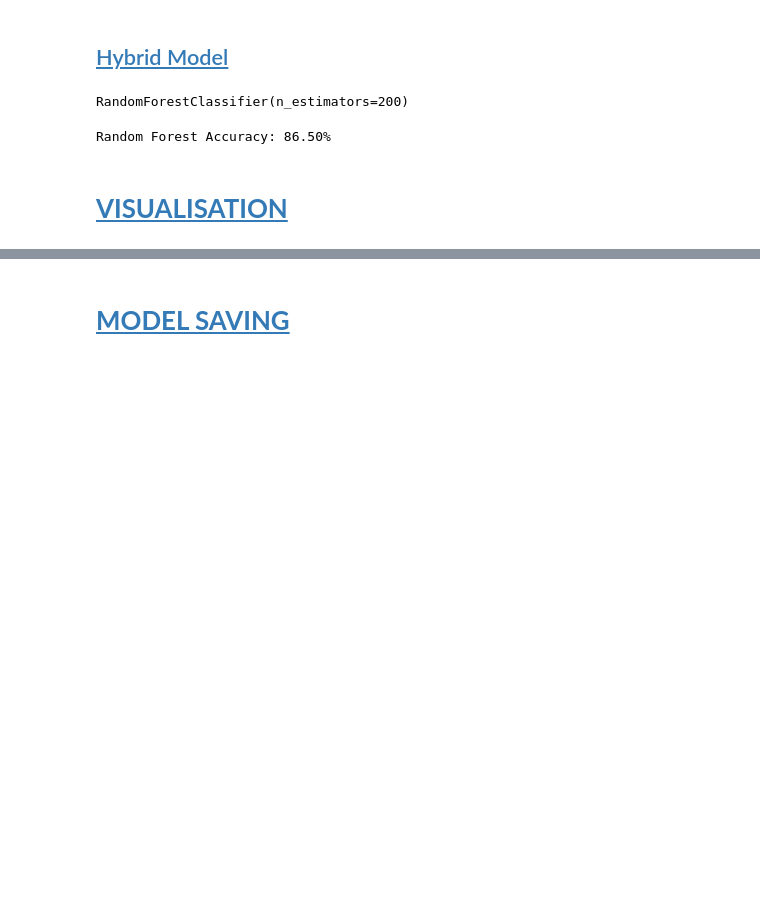
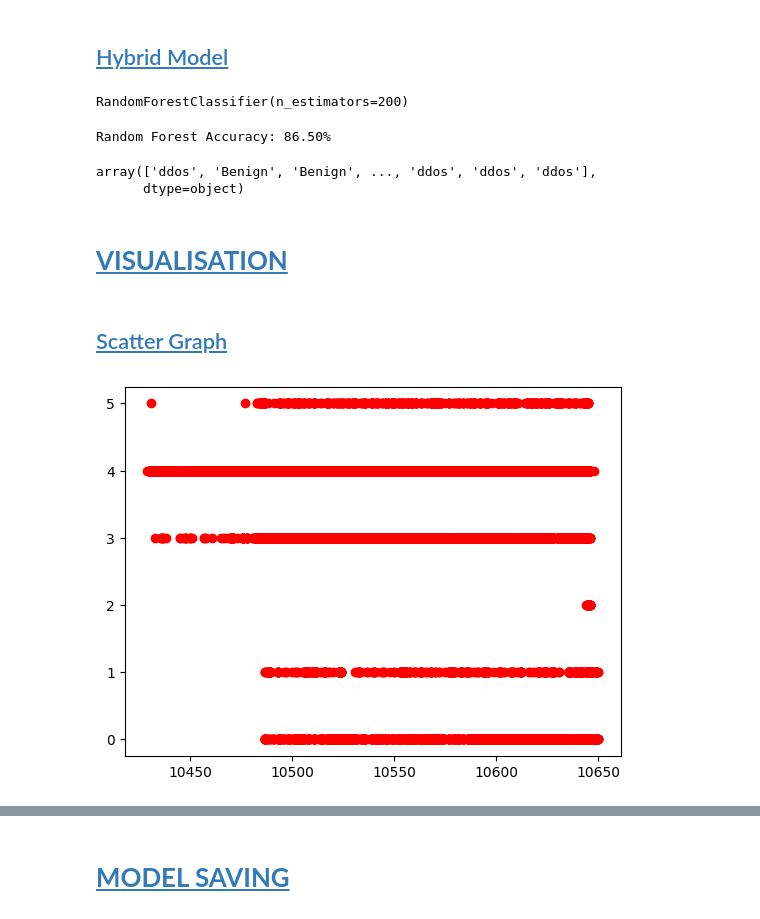
Before and after one commit to k1voh/DDoS-Attack-Detection-Using-Machine-Learning, a Jupyter notebook: Model/model.ipynb, the cells around one changed output, grey strips where cells are left out. Cells and saved outputs as stored; diff of their text form; code cells hidden in the pictures; blank space fills up the shorter version.

```diff
--- a/Model/model.ipynb
+++ b/Model/model.ipynb
@@ -278,4 +301,19 @@ print(f"Random Forest Accuracy: {rf_accuracy*100:.2f}%")
 # %% [output]
 Random Forest Accuracy: 86.50%
+# %%
+prediction
+# %% [output]
+array(['ddos', 'Benign', 'Benign', ..., 'ddos', 'ddos', 'ddos'],
+      dtype=object)
 # %% [markdown]
 # <a id='toc6_'></a>[**VISUALISATION**](#toc0_)
+# %% [markdown]
+## <a id='toc6_1_'></a>[Scatter Graph](#toc0_)
+# %%
+ddos_set = dataset[dataset.Label == 'ddos']
+benign_set = dataset[dataset.Label == 'Benign']
+# %%
+plt.scatter(ddos_set['new_Timestamp'],ddos_set['Tot Fwd Pkts'], color = 'red')
+plt.show()
+# %% [output]
+[figure, added]
```
Also changed, not shown: parts of 9 cells of this notebook, 2 other files.
